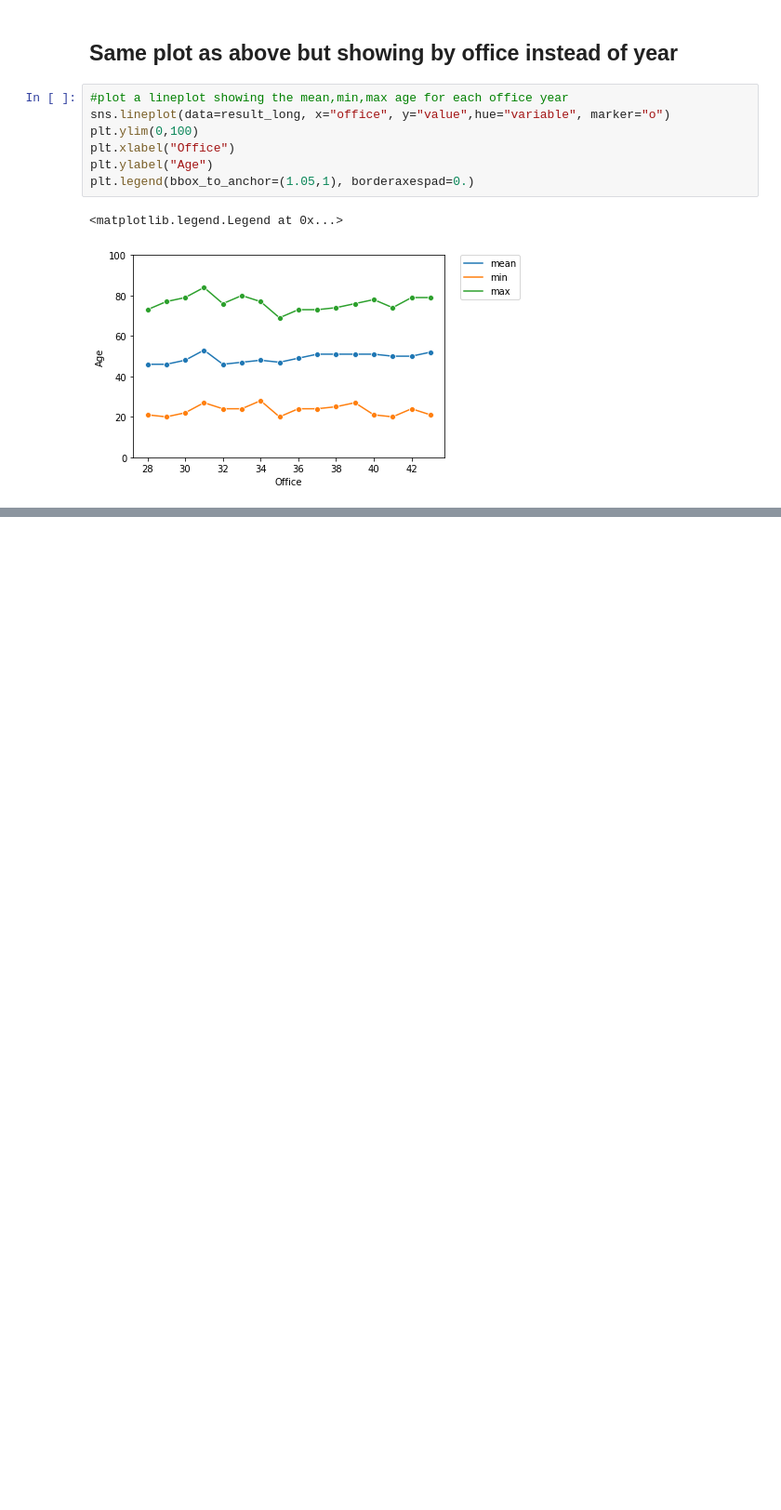
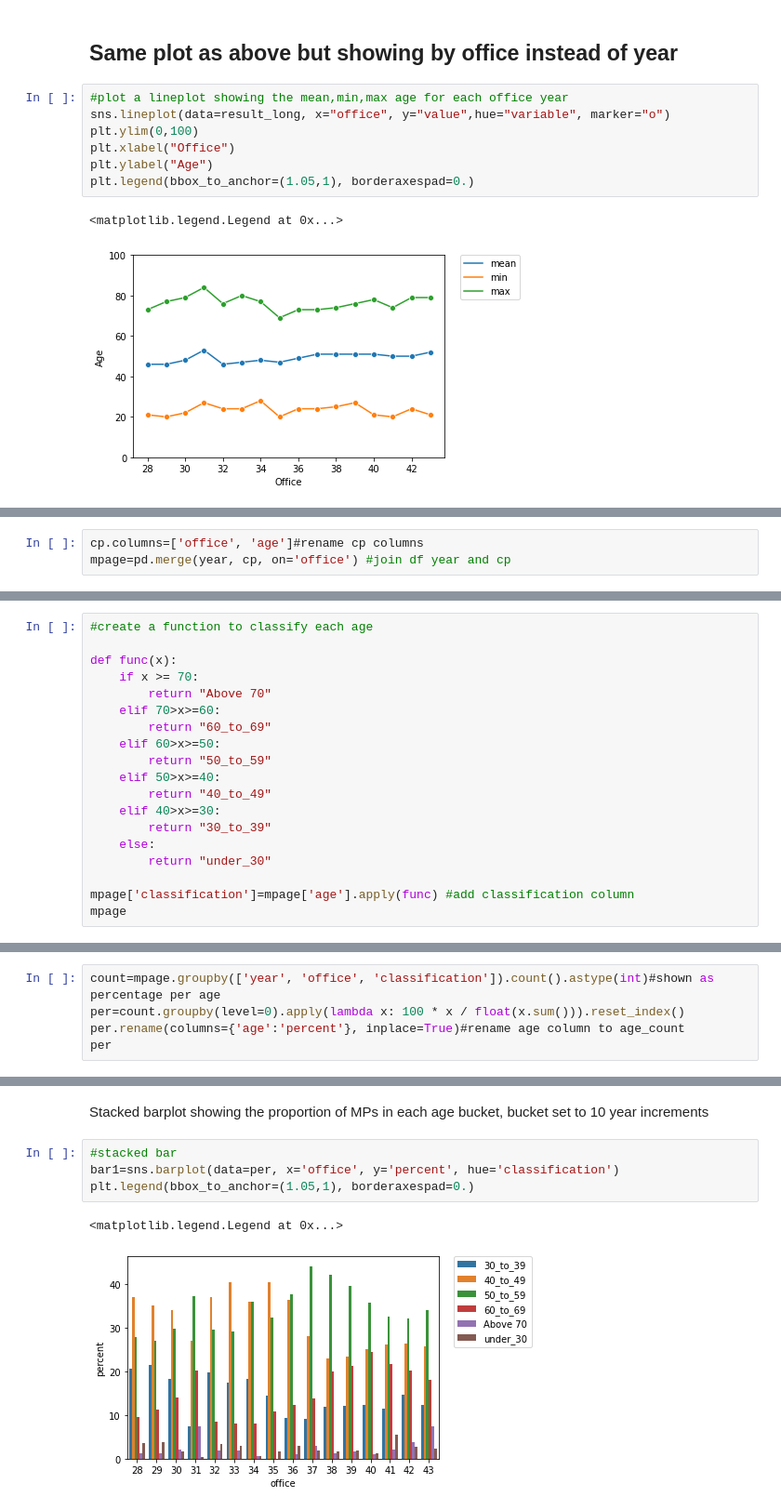
Before and after one commit to hirephd-org/FML2021, a Jupyter notebook: Momo_FML_parliament_age_graph.ipynb, the cells around one changed output, grey strips where cells are left out. Shown: that part at 93% size. Drawn from its saved outputs; the diff is of its cells as text; blank space fills up the shorter version.

Commit message:
added MP age percent graph and summary data

```diff
--- a/Momo_FML_parliament_age_graph.ipynb
+++ b/Momo_FML_parliament_age_graph.ipynb
@@ -168,0 +171,3 @@ plt.legend(bbox_to_anchor=(1.05,1), borderaxespad=0.)
+# %%
+cp.columns=['office', 'age']#rename cp columns
+mpage=pd.merge(year, cp, on='office') #join df year and cp
@@ -168,0 +176,19 @@ plt.legend(bbox_to_anchor=(1.05,1), borderaxespad=0.)
+# %%
+#create a function to classify each age
+
+def func(x):
+    if x >= 70:
+        return "Above 70"
+    elif 70>x>=60:
+        return "60_to_69"
+    elif 60>x>=50:
+        return "50_to_59"
+    elif 50>x>=40:
+        return "40_to_49"
+    elif 40>x>=30:
+        return "30_to_39"
+    else:
+        return "under_30"
+
+mpage['classification']=mpage['age'].apply(func) #add classification column
+mpage
@@ -168,0 +211,5 @@ plt.legend(bbox_to_anchor=(1.05,1), borderaxespad=0.)
+# %%
+count=mpage.groupby(['year', 'office', 'classification']).count().astype(int)#shown as percentage per age
+per=count.groupby(level=0).apply(lambda x: 100 * x / float(x.sum())).reset_index()
+per.rename(columns={'age':'percent'}, inplace=True)#rename age column to age_count
+per
@@ -168,0 +230,9 @@ plt.legend(bbox_to_anchor=(1.05,1), borderaxespad=0.)
+# %% [markdown]
+Stacked barplot showing the proportion of MPs in each age bucket, bucket set to 10 year increments
+# %%
+#stacked bar
+bar1=sns.barplot(data=per, x='office', y='percent', hue='classification')
+plt.legend(bbox_to_anchor=(1.05,1), borderaxespad=0.)
+# %% [output]
+<matplotlib.legend.Legend at 0x...>
+[figure, added]
```
Also changed, not shown: parts of 8 cells of this notebook.
